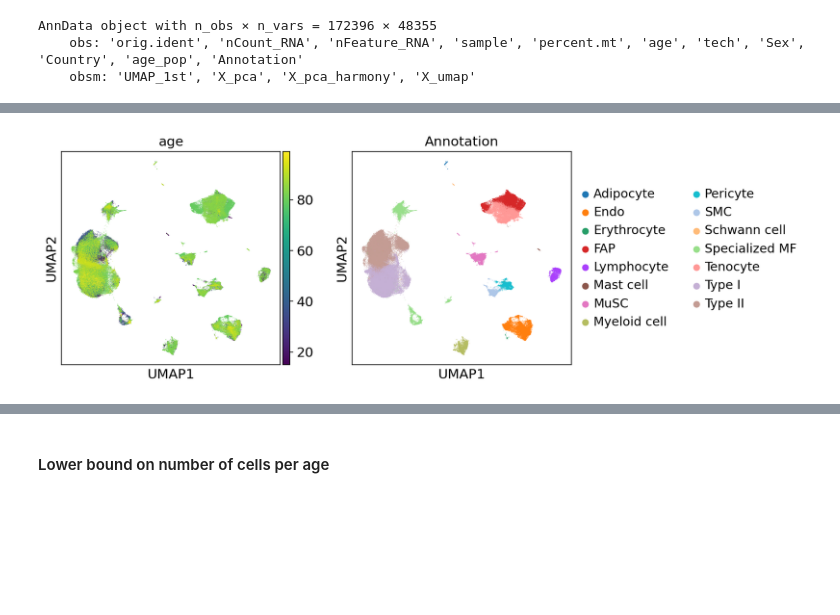
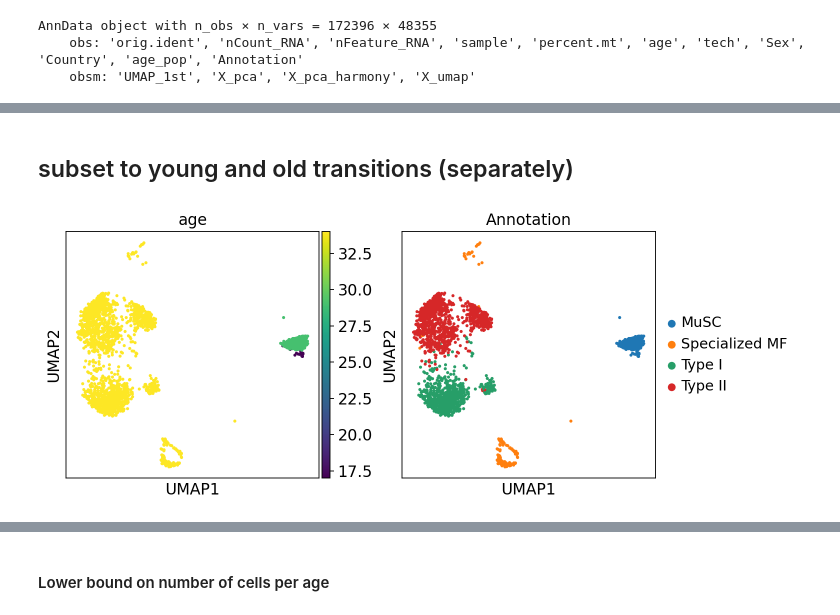
Before and after one commit to sachha-naksha/moscot_analysis, a Jupyter notebook: ageing_skm.ipynb, the cells around one changed output, grey strips where cells are left out. Drawn from its saved outputs; the diff is of its cells as text; code cells hidden in the pictures; blank space fills up the shorter version.

Commit message:
created adatas with intervals within the young population - for transitions between MuSC to differentiated fibers

```diff
--- a/ageing_skm.ipynb
+++ b/ageing_skm.ipynb
@@ -77,0 +79,7 @@ AnnData object with n_obs × n_vars = 172396 × 48355
+# %%
+rna_adata.obs['age_sex'] = (
+    rna_adata.obs['age'].astype('float').astype(int).astype(str)
+    + '_' +
+    rna_adata.obs['Sex'].astype(str)
+)
+rna_adata.obs['age_sex'].value_counts().sort_index()
@@ -77,0 +134,15 @@ AnnData object with n_obs × n_vars = 172396 × 48355
+# %%
+mask = (
+    # interval_1: MuSC only
+    (rna_adata.obs['intervals_young'].isin(['interval_1_M', 'interval_1_F']) &
+     (rna_adata.obs['Annotation'] == 'MuSC'))
+    |
+    # interval_2: Type II, Type I, Specialized MF only (no MuSC)
+    (rna_adata.obs['intervals_young'].isin(['interval_2_M', 'interval_2_F']) &
+     rna_adata.obs['Annotation'].isin(['Type II', 'Type I', 'Specialized MF']))
+)
+
+rna_adata = rna_adata[mask].copy()
+
+# Verify — should show no MuSC in interval_2 and no other types in interval_1
+rna_adata.obs.groupby(['intervals_young', 'Annotation']).size()
@@ -77,0 +160,16 @@ AnnData object with n_obs × n_vars = 172396 × 48355
+# %%
+n_cells_downsample = 2000
+adatas = []
+
+for interval, idx in rna_adata.obs.groupby('intervals_young').groups.items():
+    subset = rna_adata[idx].copy()
+
+    if interval.startswith('interval_2') and subset.shape[0] > n_cells_downsample:
+        sc.pp.sample(subset, n=n_cells_downsample, copy=False, rng=42)
+
+    adatas.append(subset)
+
+rna_adata = ad.concat(adatas)
+del adatas
+
+print(rna_adata.obs['intervals_young'].value_counts())
@@ -77,0 +183,4 @@ AnnData object with n_obs × n_vars = 172396 × 48355
+# %%
+# subset adata to male and female cells based on intervals_young
+rna_adata_male = rna_adata[rna_adata.obs['intervals_young'].isin(['interval_1_M', 'interval_2_M'])].copy()
+rna_adata_female = rna_adata[rna_adata.obs['intervals_young'].isin(['interval_1_F', 'interval_2_F'])].copy()
@@ -77,0 +210,2 @@ AnnData object with n_obs × n_vars = 172396 × 48355
+# %% [markdown]
+## subset to young and old transitions (separately)
@@ -79,6 +216,6 @@ AnnData object with n_obs × n_vars = 172396 × 48355
 # subset to samples of interest
 #rna_adata = rna_adata[rna_adata.obs['sample'].isin(['P26', 'YM2', 'OM6', 'OM9', 'P13', 'P5', 'OM5', 'OM7'])].copy()
 # %%
-sc.pl.umap(rna_adata, color=['age', 'Annotation'])
+sc.pl.umap(rna_adata_female, color=['age', 'Annotation'])
 # %% [output]
-[figure, old version]
+[figure, new version]
```
Also changed, not shown: parts of 31 cells of this notebook, 1 other file.
